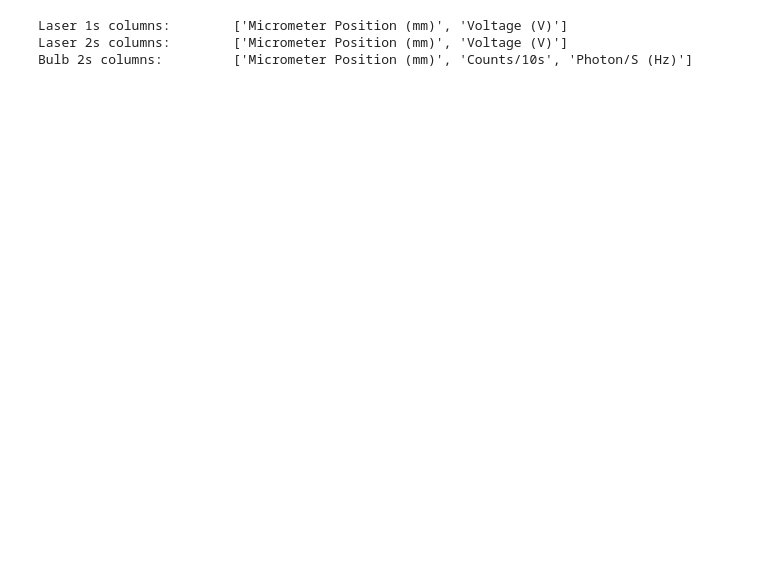
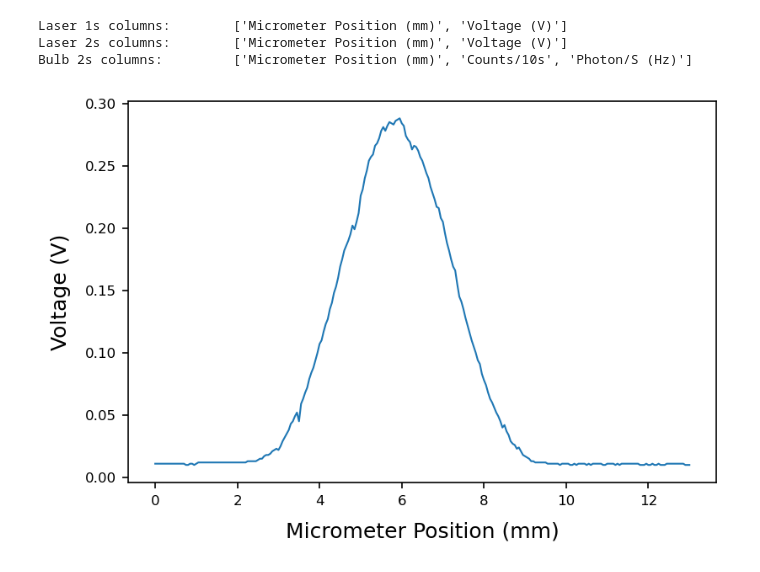
Before and after one commit to parallax-xallaraq/PHSX616, a Jupyter notebook: Lab1 - Two Slit Interference/Code/dataAnalysis1.ipynb, the cells around one changed output. Saved outputs shown, nothing was run; the diff lists cells and outputs as text; code cells hidden in the pictures; blank space fills up the shorter version.

Commit message:
make basic figures

```diff
--- a/Lab1 - Two Slit Interference/Code/dataAnalysis1.ipynb
+++ b/Lab1 - Two Slit Interference/Code/dataAnalysis1.ipynb
@@ -4,12 +10,12 @@ import numpy as np
 # %%
 # store files names for all datasets
 filenames: dict[str,str] = {
-   'Laser 1s' : r'C:\Users\polar\OneDrive - The University of Kansas\PHSX 616\Lab1 - Two Slit Interference\Data\2-Slit Interference Lab - Laser Single Slit-8_24_23.csv',
-   'Laser 2s' : r'C:\Users\polar\OneDrive - The University of Kansas\PHSX 616\Lab1 - Two Slit Interference\Data\2-Slit Interference Lab - Laser Interference Pattern (fine)-8_24_23.csv',
-   'Bulb 2s'  : r'C:\Users\polar\OneDrive - The University of Kansas\PHSX 616\Lab1 - Two Slit Interference\Data\2-Slit Interference Lab - Bulb Interference Pattern-8_31_23.csv'
+   'Laser 1s' : path_data + '2-Slit Interference Lab - Laser Single Slit-8_24_23.csv',
+   'Laser 2s' : path_data + '2-Slit Interference Lab - Laser Interference Pattern (fine)-8_24_23.csv',
+   'Bulb 2s'  : path_data + '2-Slit Interference Lab - Bulb Interference Pattern-8_31_23.csv'
 } # s == slit
 # %%
-def UnpackTable(fname: str) -> dict[str,np.array]:
+def UnpackTable(fname: str) -> dict[str,np.array] :
     """Get a table dictionary like {x: xdata, y: ydata} from a CSV file containing data"""
     # get data from the csv file
     arr = np.genfromtxt(fname, delimiter=",", dtype=str)
@@ -21,14 +27,48 @@ def UnpackTable(fname: str) -> dict[str,np.array]:
     for col, dat in zip(cols,data) :
         table[col] = dat
     return table
+
+def UnpackAllTables(filenames: dict[str,str]) -> dict[str, dict[str, np.array]] :
+    """Unpack all tables in the filenames dictionary."""
+    tables: dict[str, dict[str, np.array]] = {}
+    for experiment, file in filenames.items() :
+        # extract data from file
+        tables[experiment] = UnpackTable(file)
+        # print some helpful info
+        print(experiment, 'columns:\t', list(tables[experiment].keys() ))
+    return tables
+
+tables: dict[str, dict[str, np.array]] = UnpackAllTables(filenames)
+# %% [output]
+Laser 1s columns:        ['Micrometer Position (mm)', 'Voltage (V)']
+Laser 2s columns:        ['Micrometer Position (mm)', 'Voltage (V)']
+Bulb 2s columns:         ['Micrometer Position (mm)', 'Counts/10s', 'Photon/S (Hz)']
-# %%
-tables = {}
-for experiment, file in filenames.items() :
-    # extract data from file
-    tables[experiment] = UnpackTable(file)
-    # print some helpful info
-    print(experiment, 'columns:\t', list(tables[experiment].keys() ))
-# %% [output]
-Laser 1s columns:        ['Micrometer Position (mm)', 'Voltage (V)']
-Laser 2s columns:        ['Micrometer Position (mm)', 'Voltage (V)']
-Bulb 2s columns:         ['Micrometer Position (mm)', 'Counts/10s', 'Photon/S (Hz)']
+# %%
+def PlotXY(
+    x: np.array, # x axis data points
+    y: np.array, # y axis data points
+    xlab: str,      # lable on x axis
+    ylab: str,      # lable on y axis
+    fileName: str = ''  # filename to save the figure as
+) :
+    myplt.SetStyle()
+
+    plt.plot(x,y)
+
+    plt.xlabel(xlab)
+    plt.ylabel(ylab)
+
+    if(fileName != '') : myplt.Save(path_fig + fileName)
+
+    plt.show()
+    plt.close()
+# %%
+PlotXY(
+    x = tables['Laser 1s']['Micrometer Position (mm)'],
+    y = tables['Laser 1s']['Voltage (V)'],
+    xlab = 'Micrometer Position (mm)',
+    ylab = 'Voltage (V)',
+    fileName = 'Laser1s.png'
+)
+# %% [output]
+[figure, added]
```
Also changed, not shown: parts of 4 cells of this notebook, 4 other files.
